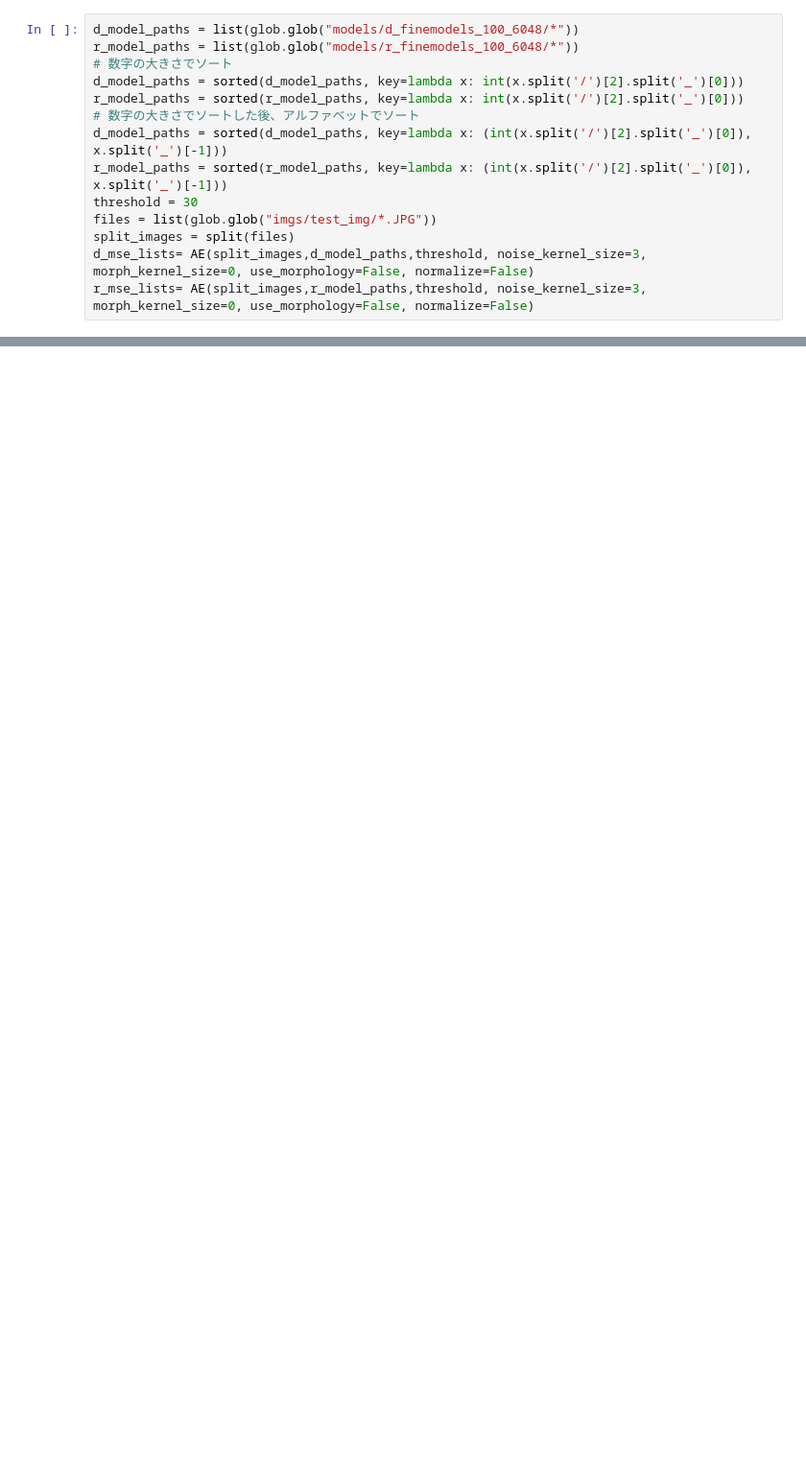
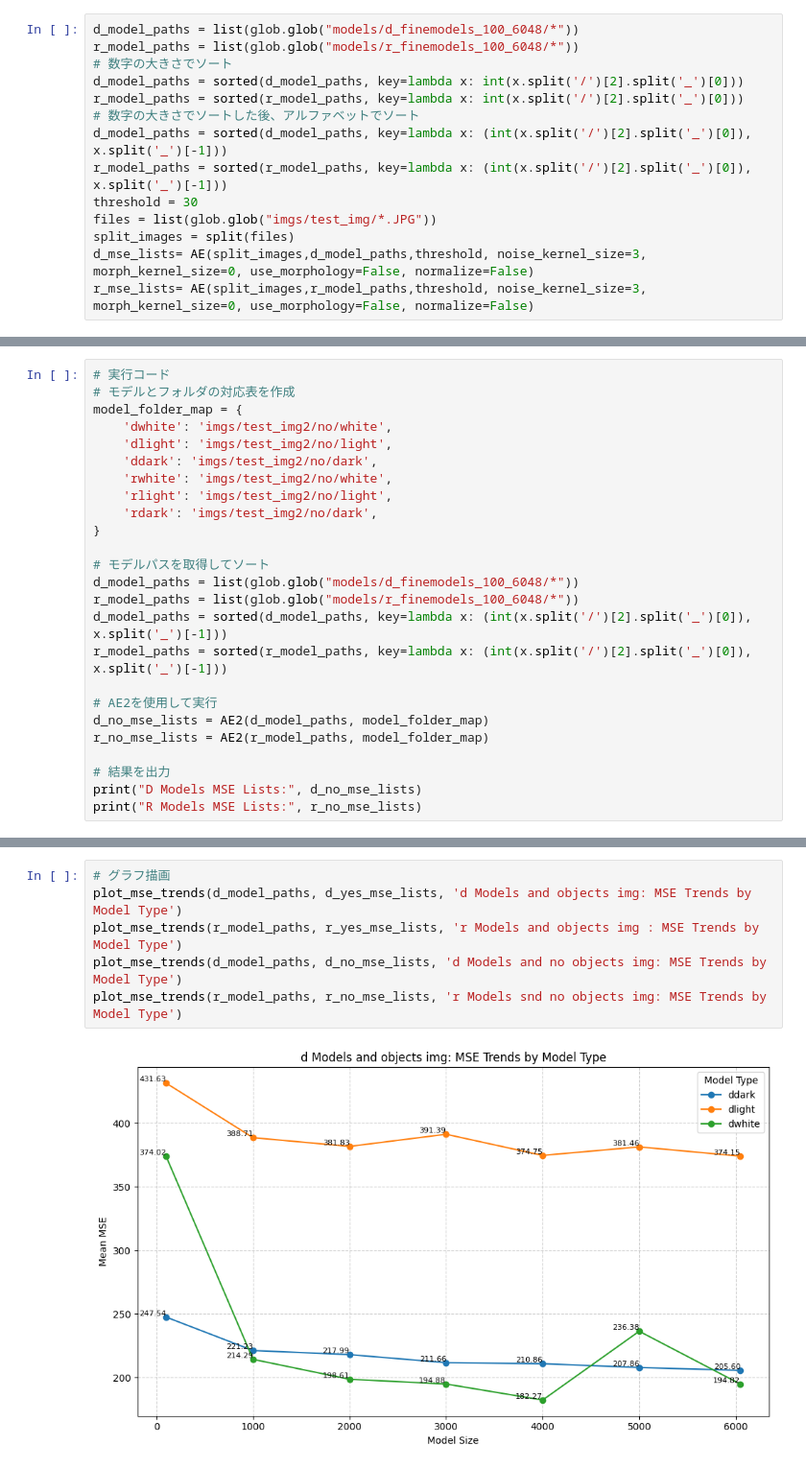
Before and after one commit to walkxordream/syuron, a Jupyter notebook: AE_deep_check_change.ipynb, the cells around one changed output, grey strips where cells are left out. Shown at 96% size. Saved outputs shown, nothing was run; the diff lists cells and outputs as text; blank space fills up the shorter version.

```diff
--- a/AE_deep_check_change.ipynb
+++ b/AE_deep_check_change.ipynb
@@ -431,0 +504,25 @@ plot_mse_trends(r_model_paths, r_mse_lists, 'r Models: MSE Trends by Model Type'
+# %%
+# 実行コード
+# モデルとフォルダの対応表を作成
+model_folder_map = {
+    'dwhite': 'imgs/test_img2/no/white',
+    'dlight': 'imgs/test_img2/no/light',
+    'ddark': 'imgs/test_img2/no/dark',
+    'rwhite': 'imgs/test_img2/no/white',
+    'rlight': 'imgs/test_img2/no/light',
+    'rdark': 'imgs/test_img2/no/dark',
+}
+
+# モデルパスを取得してソート
+d_model_paths = list(glob.glob("models/d_finemodels_100_6048/*"))
+r_model_paths = list(glob.glob("models/r_finemodels_100_6048/*"))
+d_model_paths = sorted(d_model_paths, key=lambda x: (int(x.split('/')[2].split('_')[0]), x.split('_')[-1]))
+r_model_paths = sorted(r_model_paths, key=lambda x: (int(x.split('/')[2].split('_')[0]), x.split('_')[-1]))
+
+# AE2を使用して実行
+d_no_mse_lists = AE2(d_model_paths, model_folder_map)
+r_no_mse_lists = AE2(r_model_paths, model_folder_map)
+
+# 結果を出力
+print("D Models MSE Lists:", d_no_mse_lists)
+print("R Models MSE Lists:", r_no_mse_lists)
@@ -431,0 +532,8 @@ plot_mse_trends(r_model_paths, r_mse_lists, 'r Models: MSE Trends by Model Type'
+# %%
+# グラフ描画
+plot_mse_trends(d_model_paths, d_yes_mse_lists, 'd Models and objects img: MSE Trends by Model Type')
+plot_mse_trends(r_model_paths, r_yes_mse_lists, 'r Models and objects img : MSE Trends by Model Type')
+plot_mse_trends(d_model_paths, d_no_mse_lists, 'd Models and no objects img: MSE Trends by Model Type')
+plot_mse_trends(r_model_paths, r_no_mse_lists, 'r Models snd no objects img: MSE Trends by Model Type')
+# %% [output]
+[figure, added]
```
Also changed, not shown: parts of 9 cells of this notebook, 3 other files.
